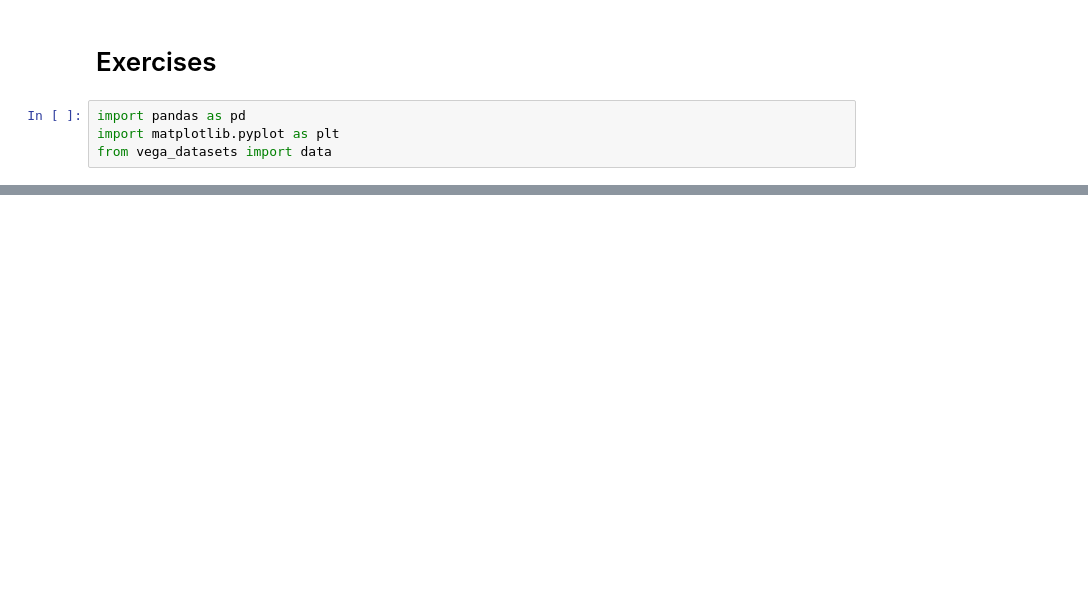
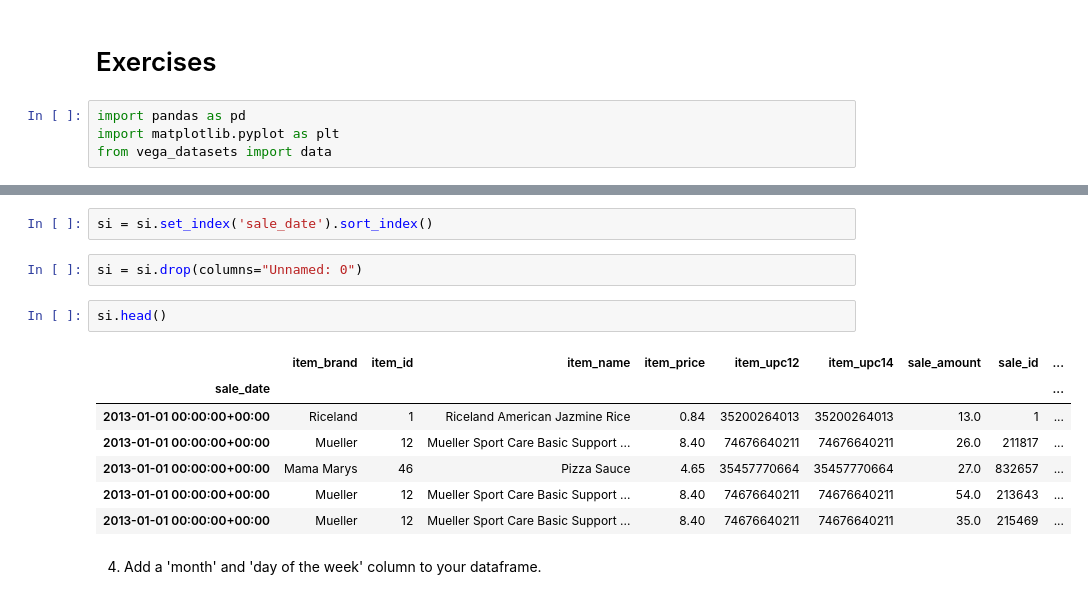
Before and after one commit to lopezelihezer/time-series-exercises, a Jupyter notebook: time_series_prep_exercises.ipynb, the cells around one changed output, grey strips where cells are left out. Drawn from its saved outputs; the diff is of its cells as text; blank space fills up the shorter version.

```diff
--- a/time_series_prep_exercises.ipynb
+++ b/time_series_prep_exercises.ipynb
@@ -24,0 +36,16 @@ store_items
+# %%
+si = si.set_index('sale_date').sort_index()
+# %%
+si = si.drop(columns="Unnamed: 0")
+# %%
+si.head()
+# %% [output]
+|  | item_brand | item_id | item_name | item_price | item_upc12 | item_upc14 | sale_amount | sale_id | ... |
+| sale_date |  |  |  |  |  |  |  |  | ... |
+| 2013-01-01 00:00:00+00:00 | Riceland | 1 | Riceland American Jazmine Rice | 0.84 | 35200264013 | 35200264013 | 13.0 | 1 | ... |
+| 2013-01-01 00:00:00+00:00 | Mueller | 12 | Mueller Sport Care Basic Support ... | 8.40 | 74676640211 | 74676640211 | 26.0 | 211817 | ... |
+| 2013-01-01 00:00:00+00:00 | Mama Marys | 46 | Pizza Sauce | 4.65 | 35457770664 | 35457770664 | 27.0 | 832657 | ... |
+| 2013-01-01 00:00:00+00:00 | Mueller | 12 | Mueller Sport Care Basic Support ... | 8.40 | 74676640211 | 74676640211 | 54.0 | 213643 | ... |
+| 2013-01-01 00:00:00+00:00 | Mueller | 12 | Mueller Sport Care Basic Support ... | 8.40 | 74676640211 | 74676640211 | 35.0 | 215469 | ... |
+# %% [markdown]
+4. Add a 'month' and 'day of the week' column to your dataframe.
```
Also changed, not shown: parts of 8 cells of this notebook.
